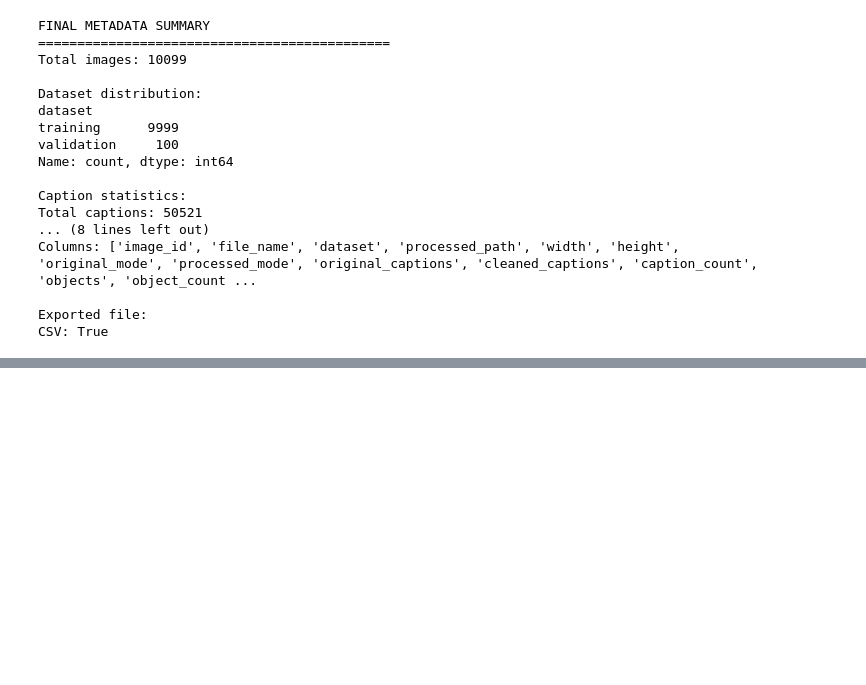
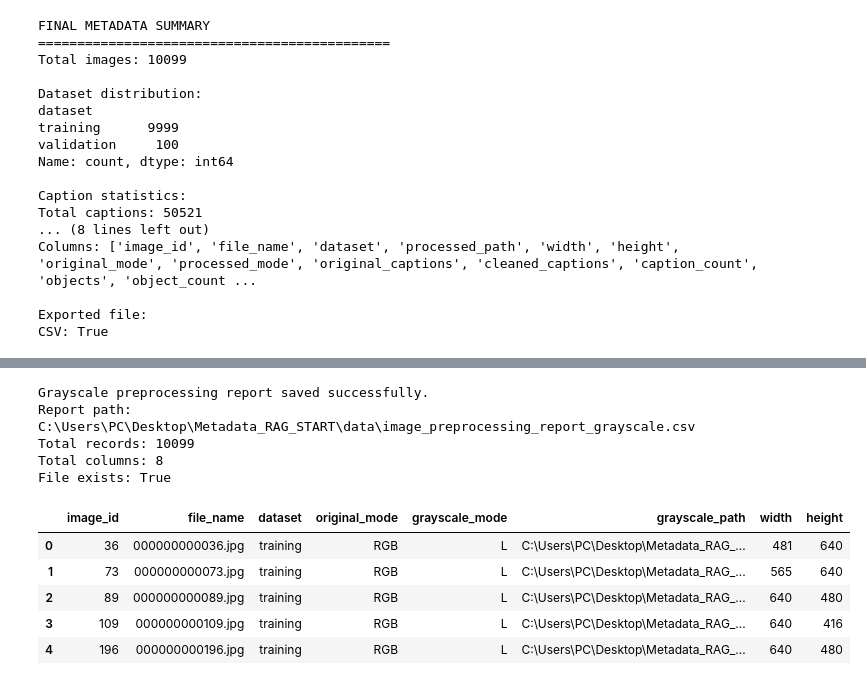
Before and after one commit to Leena-debug/coco-rag-g28, a Jupyter notebook: notebooks/04_data_splitting_metadata.ipynb, the cells around one changed output, grey strips where cells are left out. Cells and saved outputs as stored; diff of their text form; code cells hidden in the pictures; blank space fills up the shorter version.

```diff
--- a/notebooks/04_data_splitting_metadata.ipynb
+++ b/notebooks/04_data_splitting_metadata.ipynb
@@ -1136,0 +1184,12 @@ CSV: True
+# %%
+GRAYSCALE_DIR = DATA_DIR / "preprocessed_images_grayscale"
+
+GRAYSCALE_TRAIN_DIR = GRAYSCALE_DIR / "train"
+GRAYSCALE_VALIDATION_DIR = GRAYSCALE_DIR / "validation"
+
+GRAYSCALE_TRAIN_DIR.mkdir(parents=True, exist_ok=True)
+GRAYSCALE_VALIDATION_DIR.mkdir(parents=True, exist_ok=True)
+
+print("Grayscale directories created successfully.")
+print("Training directory:", GRAYSCALE_TRAIN_DIR)
+print("Validation directory:", GRAYSCALE_VALIDATION_DIR)
@@ -1136,0 +1377,30 @@ CSV: True
+# %%
+GRAYSCALE_REPORT_PATH = (
+    DATA_DIR / "image_preprocessing_report_grayscale.csv"
+)
+
+grayscale_df.to_csv(
+    GRAYSCALE_REPORT_PATH,
+    index=False,
+    encoding="utf-8"
+)
+
+print("Grayscale preprocessing report saved successfully.")
+print("Report path:", GRAYSCALE_REPORT_PATH)
+print("Total records:", len(grayscale_df))
+print("Total columns:", len(grayscale_df.columns))
+print("File exists:", GRAYSCALE_REPORT_PATH.exists())
+
+display(grayscale_df.head())
+# %% [output]
+Grayscale preprocessing report saved successfully.
+Report path: C:\Users\PC\Desktop\Metadata_RAG_START\data\image_preprocessing_report_grayscale.csv
+Total records: 10099
+Total columns: 8
+File exists: True
+|  | image_id | file_name | dataset | original_mode | grayscale_mode | grayscale_path | width | height |
+| 0 | 36 | 000000000036.jpg | training | RGB | L | C:\Users\PC\Desktop\Metadata_RAG_... | 481 | 640 |
+| 1 | 73 | 000000000073.jpg | training | RGB | L | C:\Users\PC\Desktop\Metadata_RAG_... | 565 | 640 |
+| 2 | 89 | 000000000089.jpg | training | RGB | L | C:\Users\PC\Desktop\Metadata_RAG_... | 640 | 480 |
+| 3 | 109 | 000000000109.jpg | training | RGB | L | C:\Users\PC\Desktop\Metadata_RAG_... | 640 | 416 |
+| 4 | 196 | 000000000196.jpg | training | RGB | L | C:\Users\PC\Desktop\Metadata_RAG_... | 640 | 480 |
```
Also changed, not shown: parts of 22 cells of this notebook.
